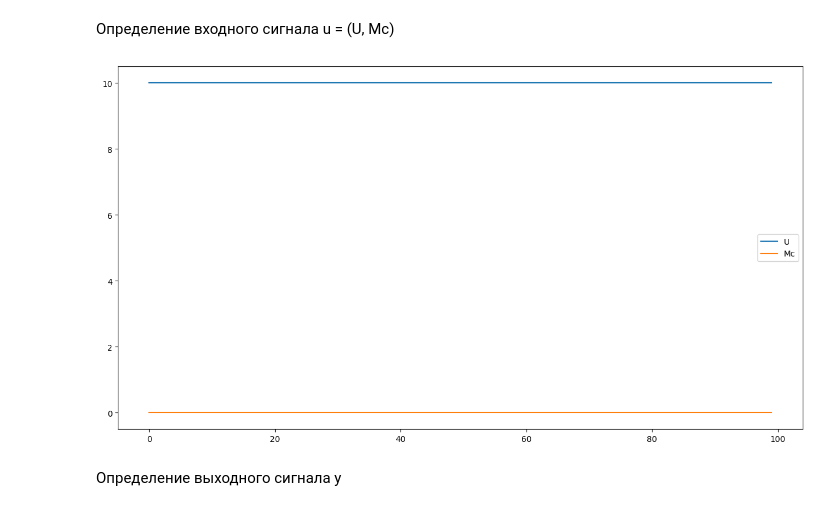
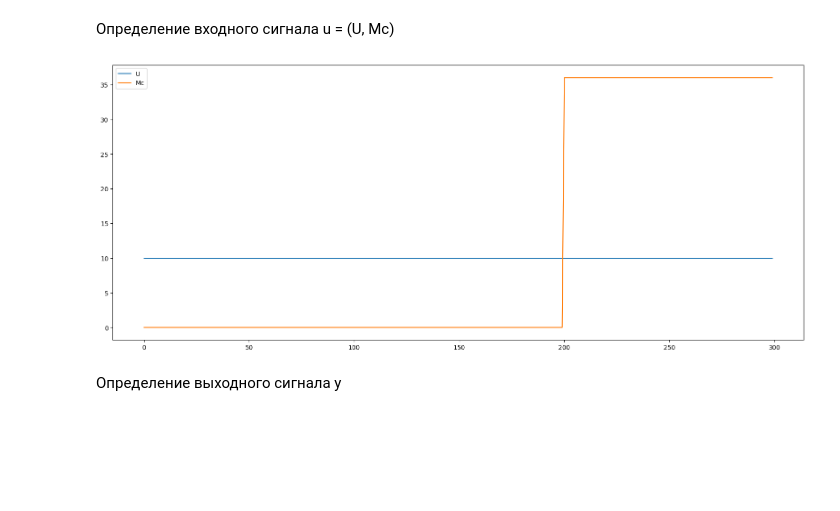
Before and after one commit to MaxotFedorov/DCMotor, a Jupyter notebook: dcm_2.ipynb, the cells around one changed output. Cells and saved outputs as stored; diff of their text form; code cells hidden in the pictures; blank space fills up the shorter version.

```diff
--- a/dcm_2.ipynb
+++ b/dcm_2.ipynb
@@ -2,7 +2,7 @@
 import numpy as np
 import matplotlib.pyplot as plt
 # %%
-plt.rcParams['figure.figsize'] = [15,8] # size of plots in inches
+plt.rcParams['figure.figsize'] = [20,8] # size of plots in inches
 # %% [markdown]
 <h3>Модель ДПТ в пространстве состояний</h3>
 # %% [markdown]
@@ -41,6 +41,6 @@ cF = C*F
 # %%
 T = 0.01
-sec = 1
+sec = 3
 points = len(np.arange(0, sec, T))
 # %% [markdown]
 Определение модели в простанстве состояний
@@ -63,13 +63,13 @@ x0 = np.array([[0],
 # %%
 U = np.full((points, 1), 10)
 step = 2
-Mc = np.repeat([0, 36], [max(points-(step/T), points), max(points-(step/T), 0)]).reshape((points, 1))
+Mc = np.repeat([0, 36], [max((step/T) if sec > step else (sec/T), points if step >= sec else 0), max(points-(step/T), 0)]).reshape((points, 1))
 plt.plot(U, label="U")
 plt.plot(Mc, label="Mc")
 plt.legend()
 plt.show()
 # %% [output]
-[figure, old version]
+[figure, new version]
 # %%
 u = np.hstack((U, Mc)).reshape(points, 2, 1)
 # %% [markdown]
```
Also changed, not shown: parts of 21 cells of this notebook.
